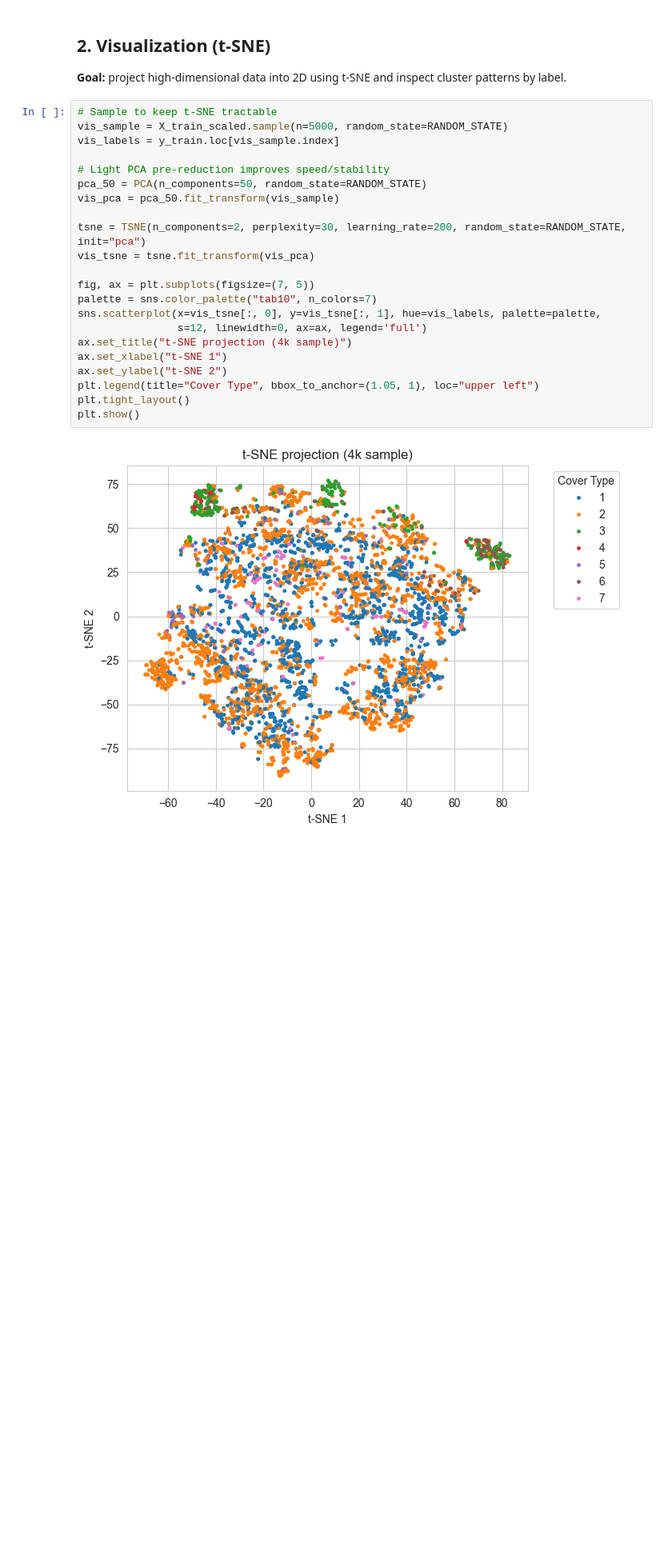
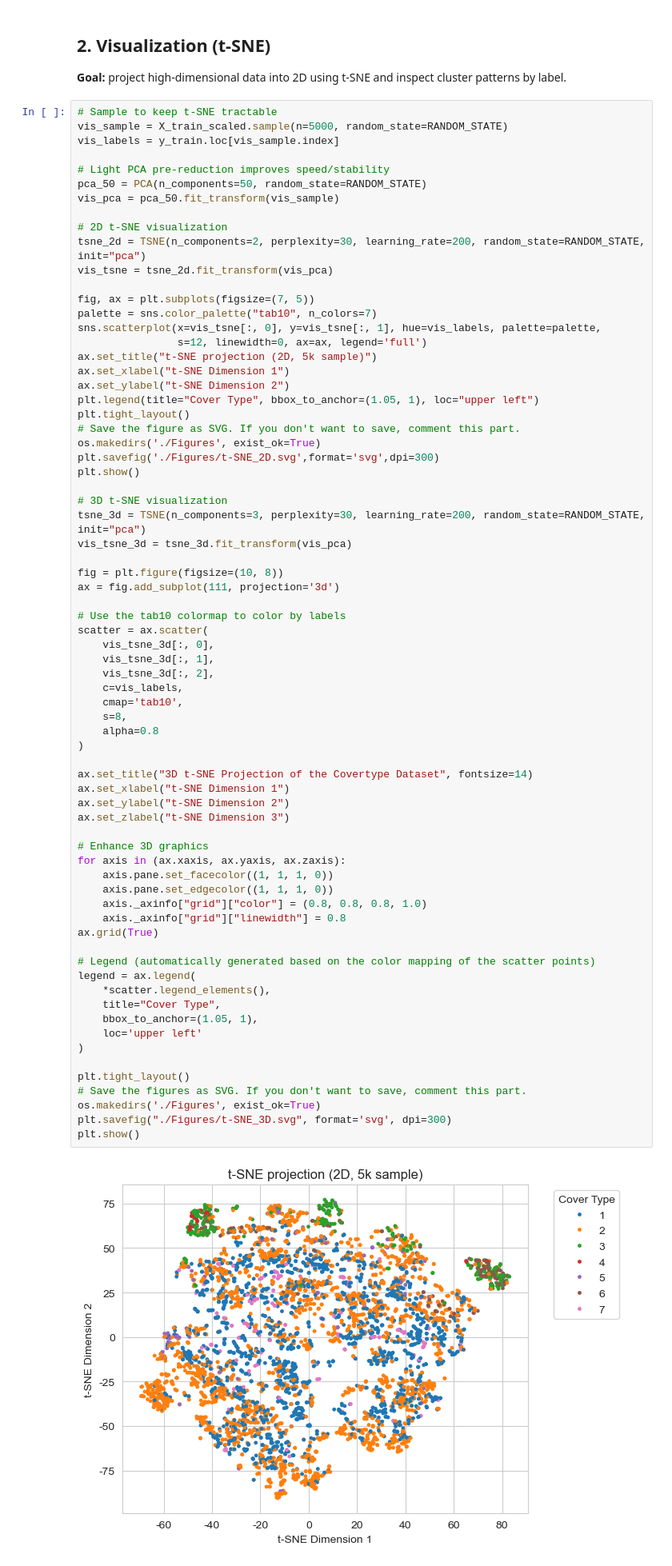
Before and after one commit to Kumoris/DSAA-2011-Project, a Jupyter notebook: 03_dataset/project_03_dataset.ipynb, the cells around one changed output. Shown at 80% size. Cells and saved outputs as stored; diff of their text form; blank space fills up the shorter version.

```diff
--- a/03_dataset/project_03_dataset.ipynb
+++ b/03_dataset/project_03_dataset.ipynb
@@ -153,24 +153,73 @@ plt.show()
 # %%
 # Sample to keep t-SNE tractable
 vis_sample = X_train_scaled.sample(n=5000, random_state=RANDOM_STATE)
 vis_labels = y_train.loc[vis_sample.index]
 
 # Light PCA pre-reduction improves speed/stability
 pca_50 = PCA(n_components=50, random_state=RANDOM_STATE)
 vis_pca = pca_50.fit_transform(vis_sample)
 
-tsne = TSNE(n_components=2, perplexity=30, learning_rate=200, random_state=RANDOM_STATE, init="pca")
-vis_tsne = tsne.fit_transform(vis_pca)
+# 2D t-SNE visualization
+tsne_2d = TSNE(n_components=2, perplexity=30, learning_rate=200, random_state=RANDOM_STATE, init="pca")
+vis_tsne = tsne_2d.fit_transform(vis_pca)
 
 fig, ax = plt.subplots(figsize=(7, 5))
 palette = sns.color_palette("tab10", n_colors=7)
 sns.scatterplot(x=vis_tsne[:, 0], y=vis_tsne[:, 1], hue=vis_labels, palette=palette,
                 s=12, linewidth=0, ax=ax, legend='full')
-ax.set_title("t-SNE projection (4k sample)")
-ax.set_xlabel("t-SNE 1")
-ax.set_ylabel("t-SNE 2")
+ax.set_title("t-SNE projection (2D, 5k sample)")
+ax.set_xlabel("t-SNE Dimension 1")
+ax.set_ylabel("t-SNE Dimension 2")
 plt.legend(title="Cover Type", bbox_to_anchor=(1.05, 1), loc="upper left")
 plt.tight_layout()
+# Save the figure as SVG. If you don't want to save, comment this part.
+os.makedirs('./Figures', exist_ok=True)
+plt.savefig('./Figures/t-SNE_2D.svg',format='svg',dpi=300)
 plt.show()
+
+# 3D t-SNE visualization
+tsne_3d = TSNE(n_components=3, perplexity=30, learning_rate=200, random_state=RANDOM_STATE, init="pca")
+vis_tsne_3d = tsne_3d.fit_transform(vis_pca)
+
+fig = plt.figure(figsize=(10, 8))
+ax = fig.add_subplot(111, projection='3d')
+
+# Use the tab10 colormap to color by labels
+scatter = ax.scatter(
+    vis_tsne_3d[:, 0],
+    vis_tsne_3d[:, 1],
+    vis_tsne_3d[:, 2],
+    c=vis_labels,
+    cmap='tab10',
+    s=8,
+    alpha=0.8
+)
+
+ax.set_title("3D t-SNE Projection of the Covertype Dataset", fontsize=14)
+ax.set_xlabel("t-SNE Dimension 1")
+ax.set_ylabel("t-SNE Dimension 2")
+ax.set_zlabel("t-SNE Dimension 3")
+
+# Enhance 3D graphics
+for axis in (ax.xaxis, ax.yaxis, ax.zaxis):
+    axis.pane.set_facecolor((1, 1, 1, 0))
+    axis.pane.set_edgecolor((1, 1, 1, 0))
+    axis._axinfo["grid"]["color"] = (0.8, 0.8, 0.8, 1.0)
+    axis._axinfo["grid"]["linewidth"] = 0.8
+ax.grid(True)
+
+# Legend (automatically generated based on the color mapping of the scatter points)
+legend = ax.legend(
+    *scatter.legend_elements(),
+    title="Cover Type",
+    bbox_to_anchor=(1.05, 1),
+    loc='upper left'
+)
+
+plt.tight_layout()
+# Save the figures as SVG. If you don't want to save, comment this part.
+os.makedirs('./Figures', exist_ok=True)
+plt.savefig("./Figures/t-SNE_3D.svg", format='svg', dpi=300)
+plt.show()
 # %% [output]
-[figure, old version]
+[figure, new version]
```
Also changed, not shown: parts of 10 cells of this notebook, 3 other files.
